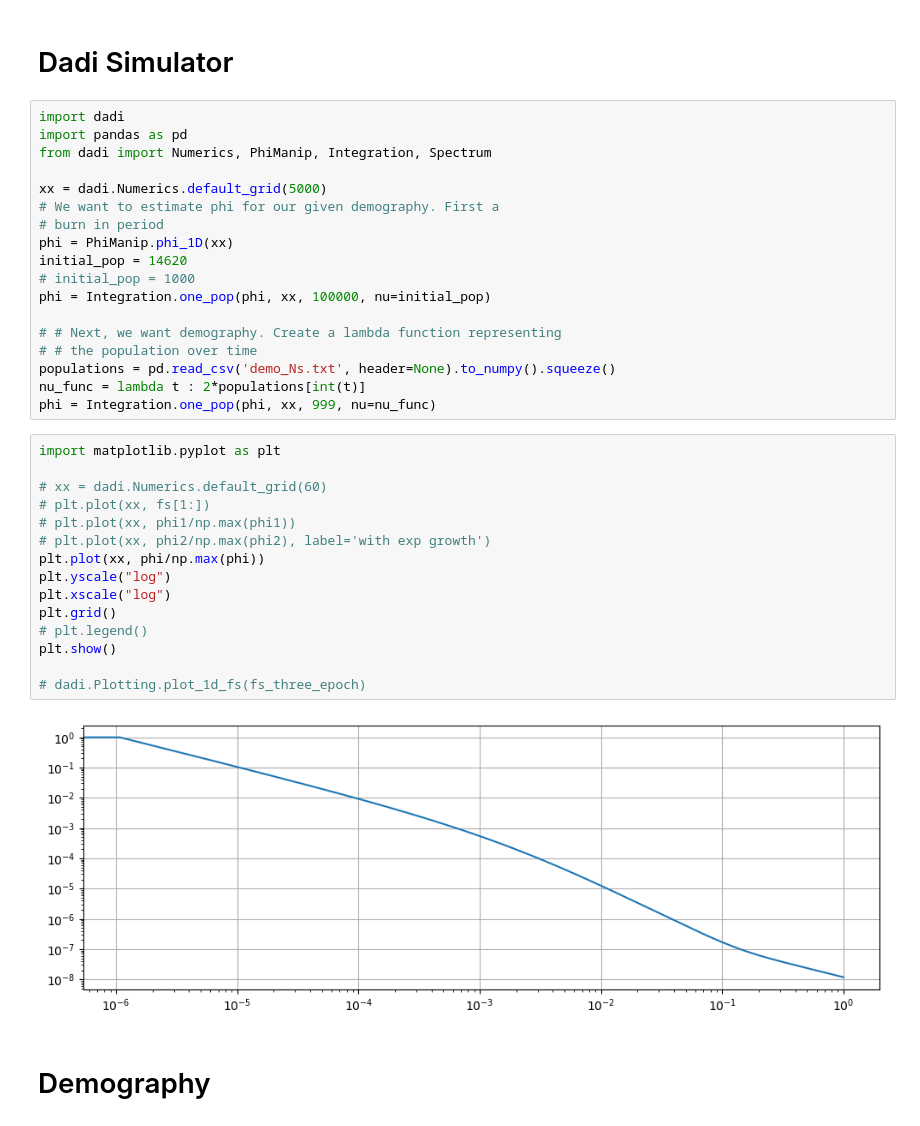
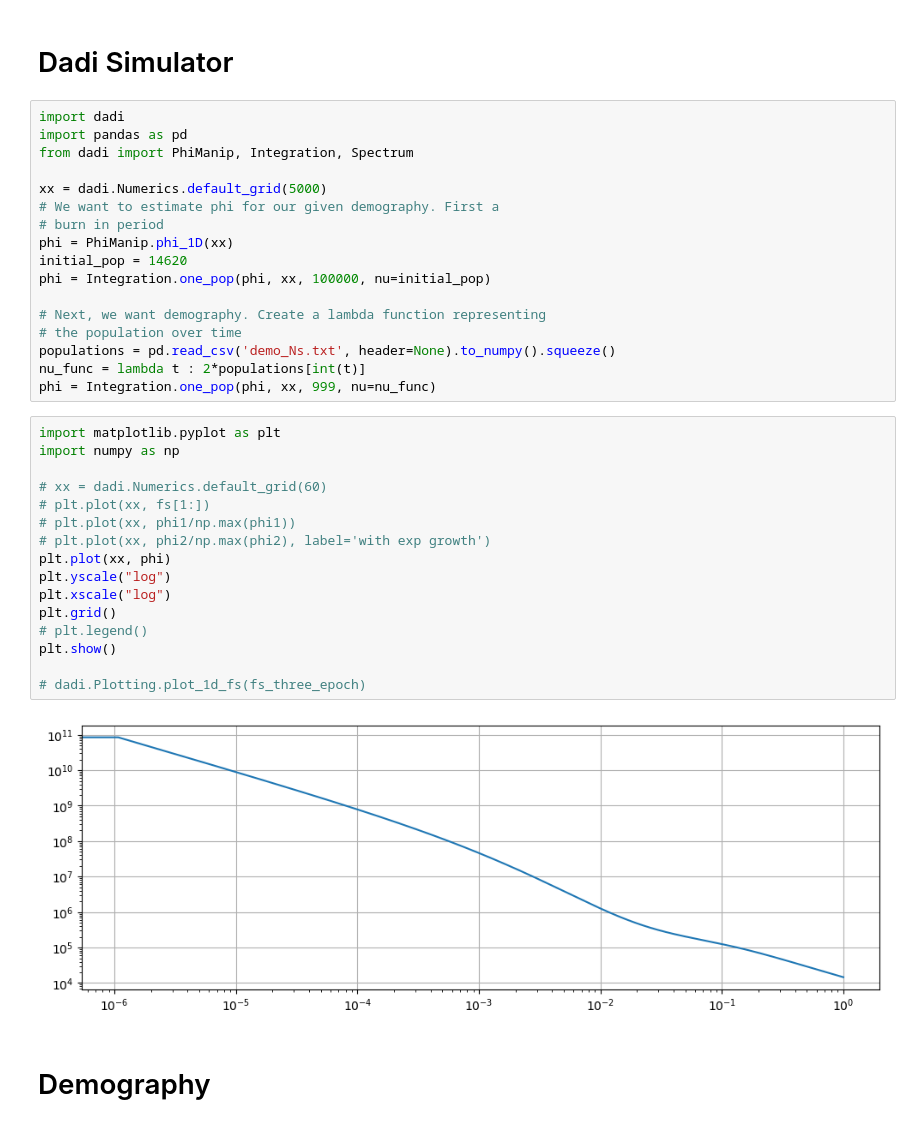
Before and after one commit to emkoch/popspec, a Jupyter notebook: Effect_size.ipynb, the cells around one changed output. Drawn from its saved outputs; the diff is of its cells as text.

```diff
--- a/Effect_size.ipynb
+++ b/Effect_size.ipynb
@@ -310,38 +346,38 @@ plt.show()
 # %%
 import dadi
 import pandas as pd
-from dadi import Numerics, PhiManip, Integration, Spectrum
+from dadi import PhiManip, Integration, Spectrum
 
 xx = dadi.Numerics.default_grid(5000)
 # We want to estimate phi for our given demography. First a
 # burn in period
 phi = PhiManip.phi_1D(xx)
 initial_pop = 14620
-# initial_pop = 1000
 phi = Integration.one_pop(phi, xx, 100000, nu=initial_pop)
 
-# # Next, we want demography. Create a lambda function representing
-# # the population over time
+# Next, we want demography. Create a lambda function representing
+# the population over time
 populations = pd.read_csv('demo_Ns.txt', header=None).to_numpy().squeeze()
 nu_func = lambda t : 2*populations[int(t)]
 phi = Integration.one_pop(phi, xx, 999, nu=nu_func)
 # %%
 import matplotlib.pyplot as plt
+import numpy as np
 
 # xx = dadi.Numerics.default_grid(60)
 # plt.plot(xx, fs[1:])
 # plt.plot(xx, phi1/np.max(phi1))
 # plt.plot(xx, phi2/np.max(phi2), label='with exp growth')
-plt.plot(xx, phi/np.max(phi))
+plt.plot(xx, phi)
 plt.yscale("log")
 plt.xscale("log")
 plt.grid()
 # plt.legend()
 plt.show()
 
 # dadi.Plotting.plot_1d_fs(fs_three_epoch)
 # %% [output]
-[figure, old version]
+[figure, new version]
 # %% [markdown]
 # Demography
 # %%
```
Also changed, not shown: parts of 3 cells of this notebook.
